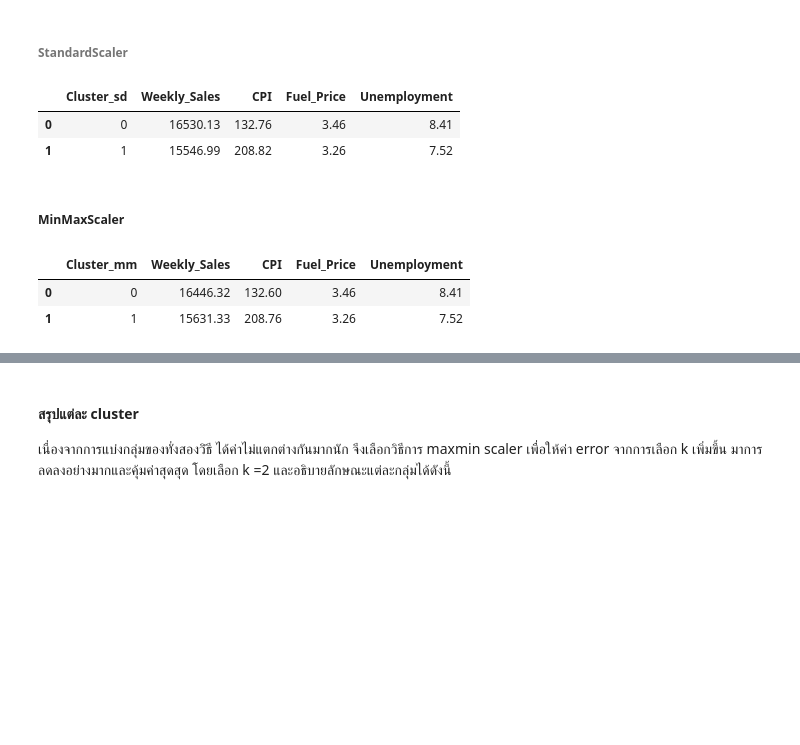
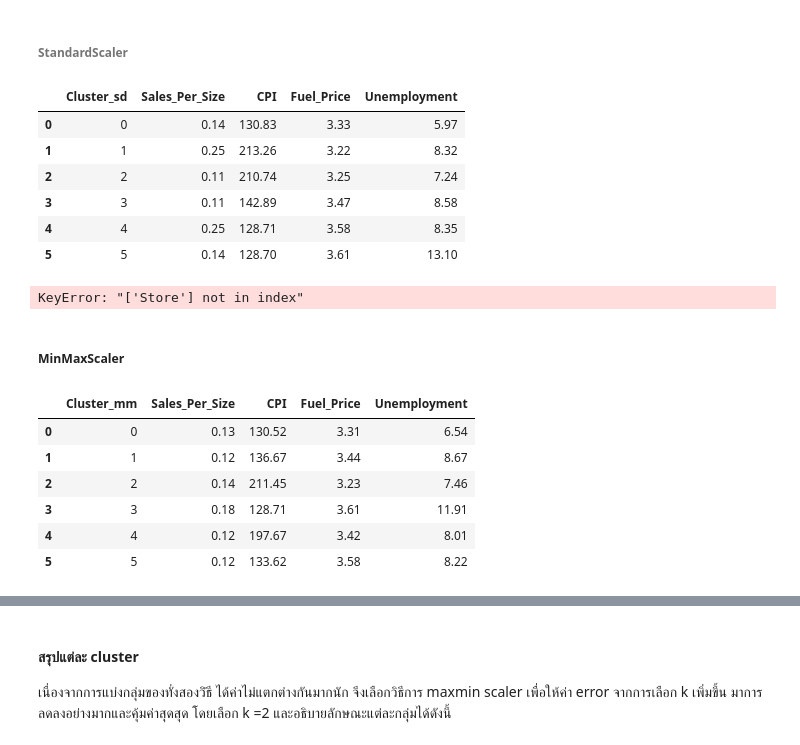
Before and after one commit to jangInw007/A4-Data-Analytics-and-Modeling, a Jupyter notebook: Group_A4_Data_Analytics_and_Modeling.ipynb, the cells around one changed output, grey strips where cells are left out. Saved outputs shown, nothing was run; the diff lists cells and outputs as text; code cells hidden in the pictures; blank space fills up the shorter version.

```diff
--- a/Group_A4_Data_Analytics_and_Modeling.ipynb
+++ b/Group_A4_Data_Analytics_and_Modeling.ipynb
@@ -381,0 +382,8 @@ df['Sales_per_Area'] = df['Weekly_Sales'] / df['Size']
+# %%
+df1 = df[['Store','Sales_Per_Size','CPI','Unemployment','Fuel_Price']]
+# %%
+# Calculate the mean of all columns in df1, grouped by Store
+df_store_mean = df1.groupby('Store').mean()
+
+# Display the result
+display(df_store_mean)
@@ -383,15 +410,15 @@ df['Sales_per_Area'] = df['Weekly_Sales'] / df['Size']
 # เลือก feature ที่ต้องการนำมาสร้างโมเดล
 features = [
     # 'Size',
-    'Weekly_Sales',
-    # 'Sales_per_Area',
+    # 'Weekly_Sales',
+    'Sales_Per_Size',
     'CPI',
     'Fuel_Price',
     'Unemployment',
     # 'Temperature'
 ]
 
-X = df[features]
+X = df_store_mean[features]
 # %% [markdown]
 #### Normalize
 # %%
@@ -454,9 +481,9 @@ add data
 
 #ใช้ K = 2
 #add cluster in rawdata
-kmeans = KMeans(n_clusters=2, random_state=42)
-df['Cluster_sd'] = kmeans.fit_predict(X_sd)
-df['Cluster_mm'] = kmeans.fit_predict(X_mm)
+kmeans = KMeans(n_clusters=6, random_state=42)
+df_store_mean['Cluster_sd'] = kmeans.fit_predict(X_sd)
+df_store_mean['Cluster_mm'] = kmeans.fit_predict(X_mm)
 # %% [markdown]
 #### Gruop by cluster
 # %% [markdown]
@@ -464,20 +491,32 @@ df['Cluster_mm'] = kmeans.fit_predict(X_mm)
 # %%
 # แบ่งกลุ่ม
 # Include 'Size' in the features for calculating the mean
-cluster_profile = df.groupby('Cluster_sd')[features].mean().round(2)
+cluster_profile = df_store_mean.groupby('Cluster_sd')[features].mean().round(2)
 cluster_profile.reset_index()
 # %% [output]
-|  | Cluster_sd | Weekly_Sales | CPI | Fuel_Price | Unemployment |
-| 0 | 0 | 16530.13 | 132.76 | 3.46 | 8.41 |
-| 1 | 1 | 15546.99 | 208.82 | 3.26 | 7.52 |
+|  | Cluster_sd | Sales_Per_Size | CPI | Fuel_Price | Unemployment |
+| 0 | 0 | 0.14 | 130.83 | 3.33 | 5.97 |
+| 1 | 1 | 0.25 | 213.26 | 3.22 | 8.32 |
+| 2 | 2 | 0.11 | 210.74 | 3.25 | 7.24 |
+| 3 | 3 | 0.11 | 142.89 | 3.47 | 8.58 |
+| 4 | 4 | 0.25 | 128.71 | 3.58 | 8.35 |
+| 5 | 5 | 0.14 | 128.70 | 3.61 | 13.10 |
+# %%
+df_fn = pd.merge(df,df_store_mean[['Store','Cluster_sd']],on='Store',how='left')
+# %% [output]
+KeyError: "['Store'] not in index"
 # %% [markdown]
 ##### MinMaxScaler
 # %%
 # แบ่งกลุ่ม
 # Include 'Size' in the features for calculating the mean
-cluster_profile = df.groupby('Cluster_mm')[features].mean().round(2)
+cluster_profile = df_store_mean.groupby('Cluster_mm')[features].mean().round(2)
 cluster_profile.reset_index()
 # %% [output]
-|  | Cluster_mm | Weekly_Sales | CPI | Fuel_Price | Unemployment |
-| 0 | 0 | 16446.32 | 132.60 | 3.46 | 8.41 |
-| 1 | 1 | 15631.33 | 208.76 | 3.26 | 7.52 |
+|  | Cluster_mm | Sales_Per_Size | CPI | Fuel_Price | Unemployment |
+| 0 | 0 | 0.13 | 130.52 | 3.31 | 6.54 |
+| 1 | 1 | 0.12 | 136.67 | 3.44 | 8.67 |
+| 2 | 2 | 0.14 | 211.45 | 3.23 | 7.46 |
+| 3 | 3 | 0.18 | 128.71 | 3.61 | 11.91 |
+| 4 | 4 | 0.12 | 197.67 | 3.42 | 8.01 |
+| 5 | 5 | 0.12 | 133.62 | 3.58 | 8.22 |
```
Also changed, not shown: parts of 7 cells of this notebook.
